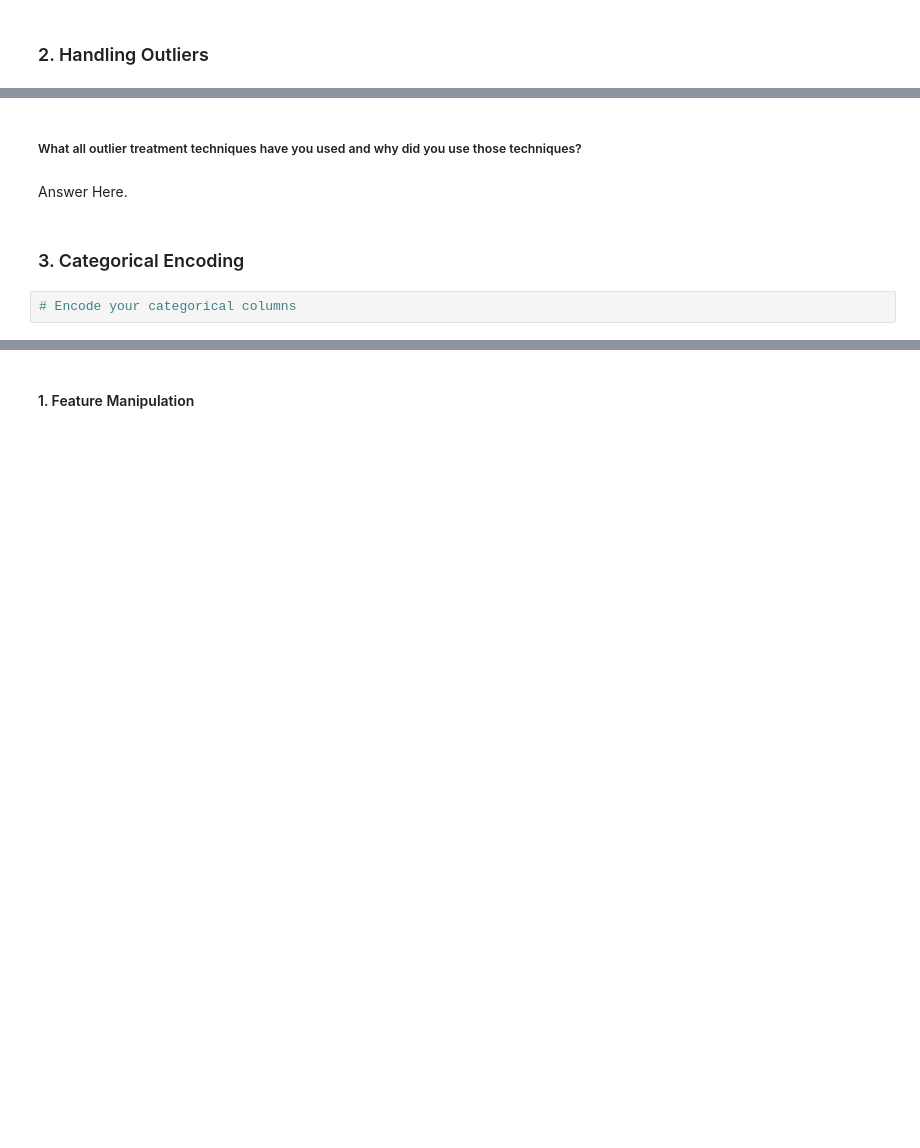
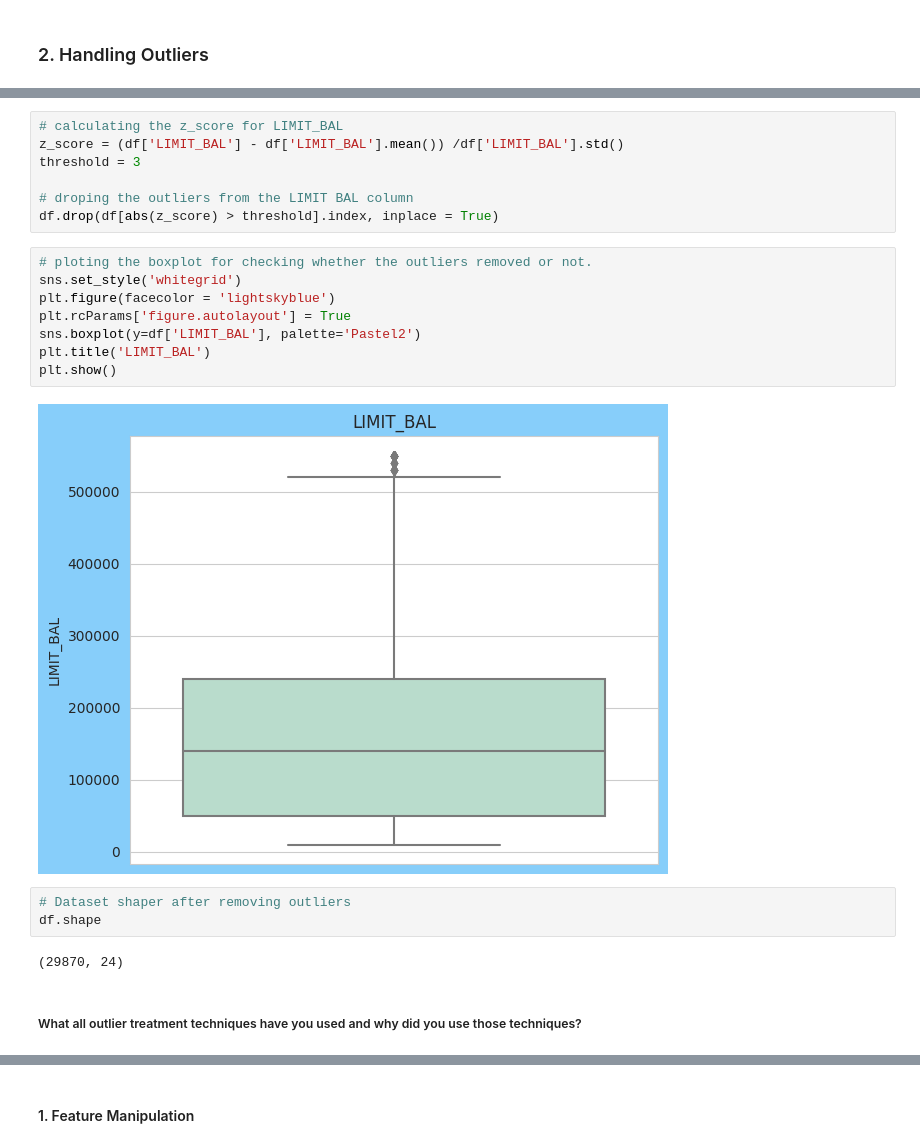
Before and after one commit to hmarathe420/Credit_Card_Default_Prediction, a Jupyter notebook: Credit_Card_Default_Prediction.ipynb, the cells around one changed output, grey strips where cells are left out. Saved outputs shown, nothing was run; the diff lists cells and outputs as text; blank space fills up the shorter version.

```diff
--- a/Credit_Card_Default_Prediction.ipynb
+++ b/Credit_Card_Default_Prediction.ipynb
@@ -873,8 +899,24 @@ Answer Here.
+# %%
+# calculating the z_score for LIMIT_BAL
+z_score = (df['LIMIT_BAL'] - df['LIMIT_BAL'].mean()) /df['LIMIT_BAL'].std()
+threshold = 3
+
+# droping the outliers from the LIMIT BAL column
+df.drop(df[abs(z_score) > threshold].index, inplace = True)
+# %%
+# ploting the boxplot for checking whether the outliers removed or not.
+sns.set_style('whitegrid')
+plt.figure(facecolor = 'lightskyblue')
+plt.rcParams['figure.autolayout'] = True
+sns.boxplot(y=df['LIMIT_BAL'], palette='Pastel2')
+plt.title('LIMIT_BAL')
+plt.show()
+# %% [output]
+[figure, added]
+# %%
+# Dataset shaper after removing outliers
+df.shape
+# %% [output]
+(29870, 24)
 # %% [markdown]
 ##### What all outlier treatment techniques have you used and why did you use those techniques?
-# %% [markdown]
-Answer Here.
-# %% [markdown]
-### 3. Categorical Encoding
-# %%
-# Encode your categorical columns
```
Also changed, not shown: parts of 68 cells of this notebook.
